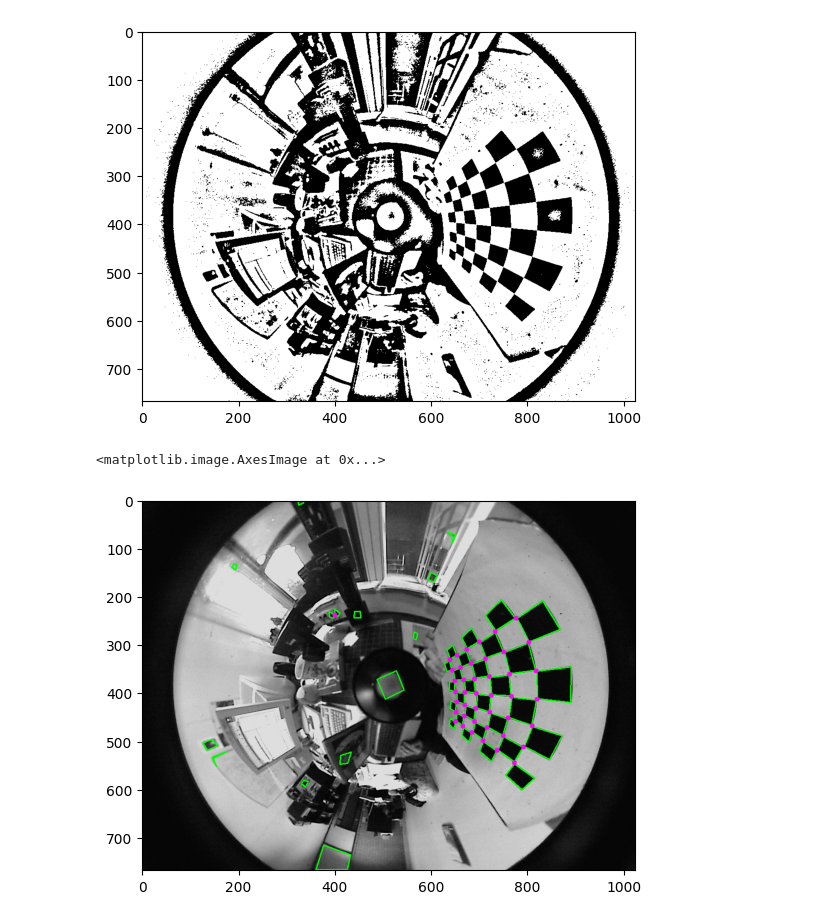
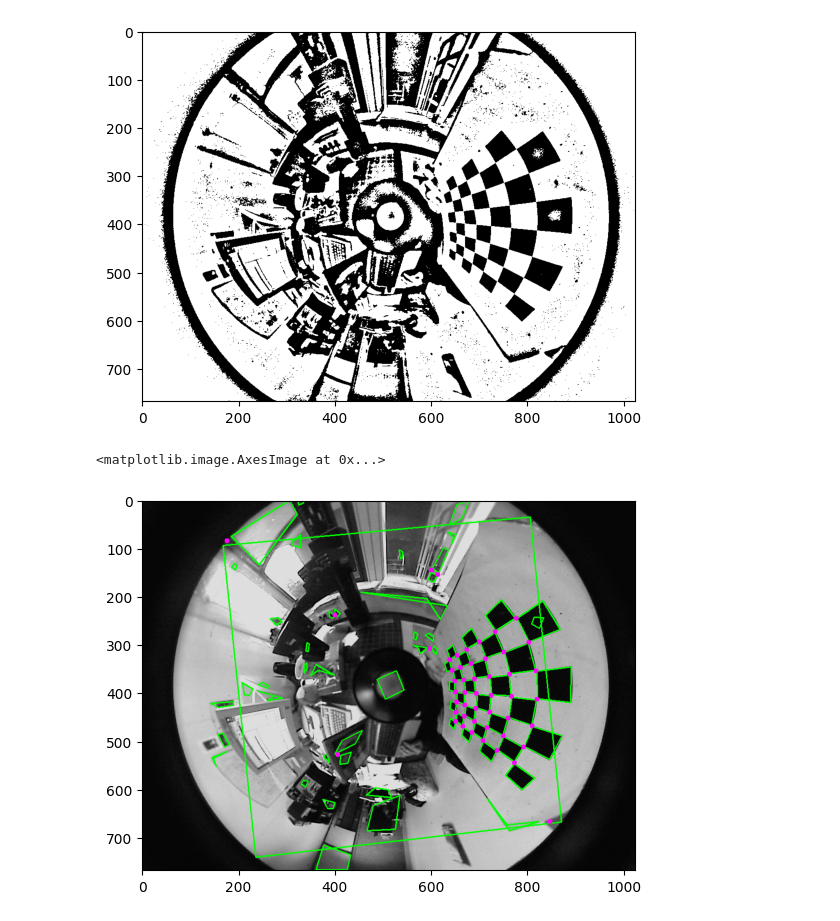
Before and after one commit to ArtificialVisualCortex/OcamCalib-Python, a Jupyter notebook: corner_detection_practice.ipynb, the cells around one changed output. Saved outputs shown, nothing was run; the diff lists cells and outputs as text; code cells hidden in the pictures.

```diff
--- a/corner_detection_practice.ipynb
+++ b/corner_detection_practice.ipynb
@@ -208,7 +208,8 @@ def find_corners(img: np.array, max_iterations=1) -> list[Quadrangle]:
     links = None
     for i in range(max_iterations):
         img = dilate(img)
-        quadrangles = find_quadrangles(img)
+        quadrangle_threshold = 0.05 + 0.05 * i
+        quadrangles = find_quadrangles(img, quadrangle_threshold)
         # compare the similarity with the previous iteration quadrangles, because quadrangles in the previous iteration are already included in the all_quadrangles
         new_quadrangles = remove_similar_quadrangles(
             quadrangles, prev_quadrangles, epsilon=similar_quad_epsilon
@@ -218,36 +219,40 @@ def find_corners(img: np.array, max_iterations=1) -> list[Quadrangle]:
         links = link_quadrangles(all_quadrangles)
         if (len(links) >= num_corners):
             break
+
+    if len(all_quadrangles) == 0:
+        raise Exception("No quadrangles found")
+
     return link_to_corners(links), all_quadrangles
 
 def link_quadrangles(quadrangles) -> np.ndarray:
     # Link quadrangles to form a checkerboard
     # Return links between quadrangles
 
     links = []
     for quadrangle in quadrangles:
         for other_quadrangle in quadrangles:
             if quadrangle == other_quadrangle:
                 continue
             _links = quadrangle.get_point_pairs_can_be_linked(other_quadrangle)
             links += _links
 
     return np.array(links)
 
 def link_to_corners(links: np.ndarray):
     return links.mean(axis=1)
 
 quad_1 = Quadrangle(np.array([[[0,0]],[[0,1]],[[1,1]],[[1,0]]]))
 quad_2 = Quadrangle(np.array([[[1,1]],[[1,2]],[[2,2]],[[2,1]]]))
 
 links = quad_1.get_point_pairs_can_be_linked(quad_2)
 
 test_image = binary_images[0]
 test_original = images[0]
-corners, quadrangles = find_corners(test_image, max_iterations=5)
+corners, quadrangles = find_corners(test_image, max_iterations=3)
 test_original = draw_quadrangles(test_original, quadrangles)
 test_original = draw_corners(test_original, corners)
 plt.imshow(test_original)
 # %% [output]
 <matplotlib.image.AxesImage at 0x...>
-[figure, old version]
+[figure, new version]
```
Also changed, not shown: parts of 1 cell of this notebook.
